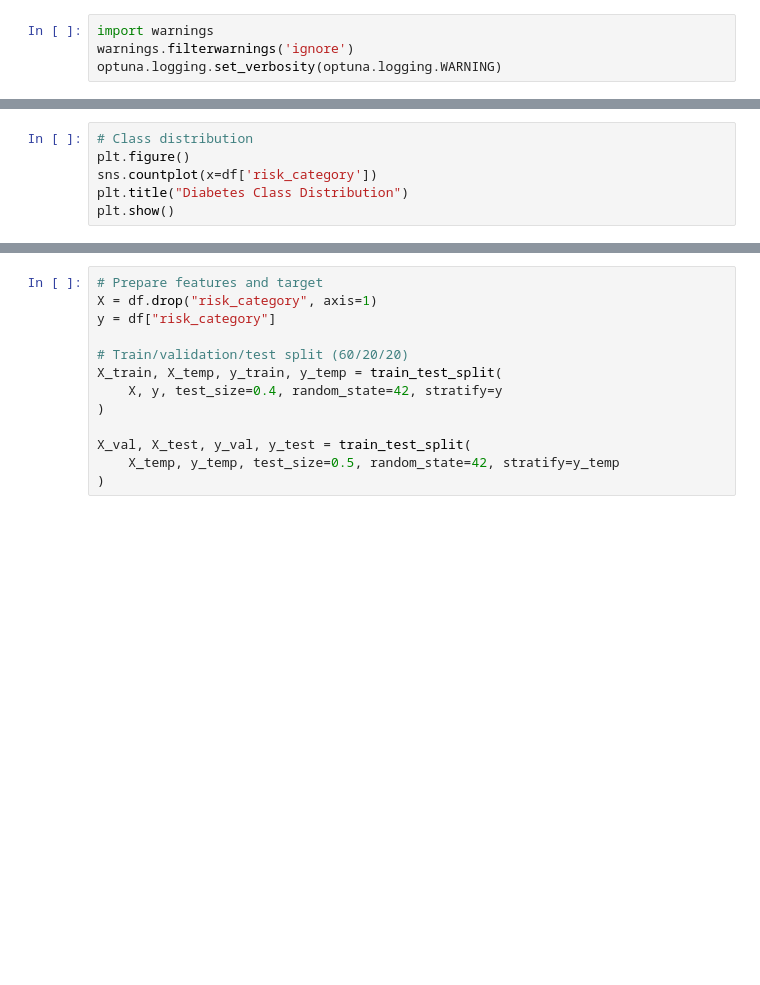
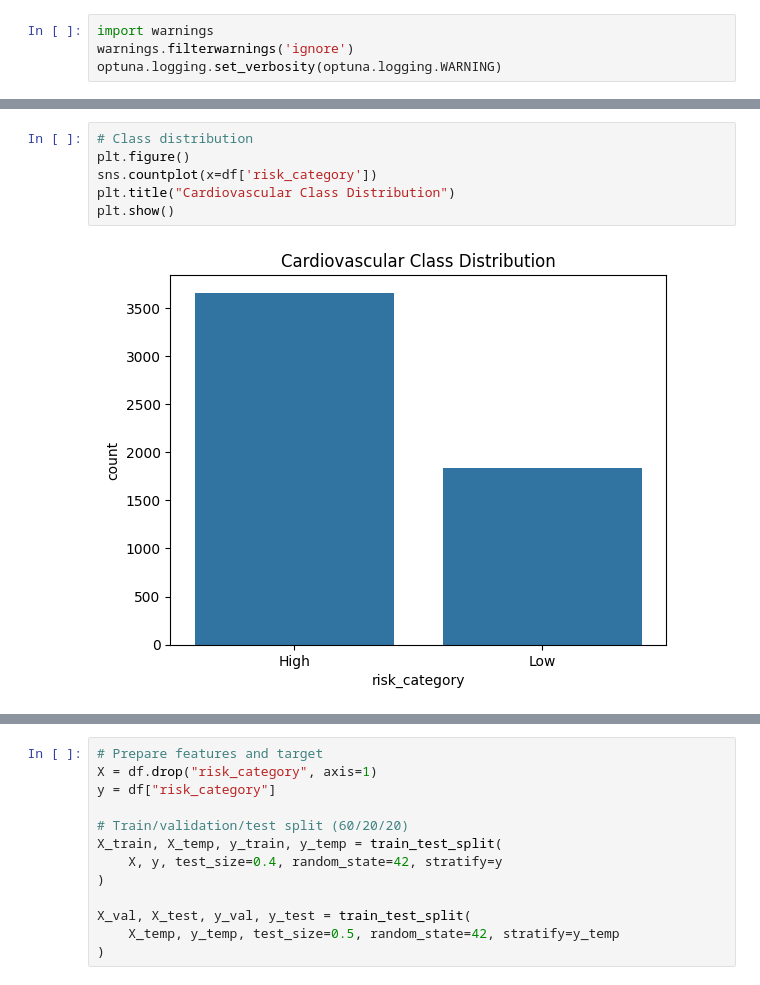
Before and after one commit to Priyansu-Nayak-10/Final-year-Research-Project, a Jupyter notebook: notebooks/cardiovascular_model.ipynb, the cells around one changed output, grey strips where cells are left out. Drawn from its saved outputs; the diff is of its cells as text; blank space fills up the shorter version.

```diff
--- a/notebooks/cardiovascular_model.ipynb
+++ b/notebooks/cardiovascular_model.ipynb
@@ -27,9 +35,11 @@ df.head()
 # %%
 # Class distribution
 plt.figure()
 sns.countplot(x=df['risk_category'])
-plt.title("Diabetes Class Distribution")
+plt.title("Cardiovascular Class Distribution")
 plt.show()
+# %% [output]
+[figure, added]
 # %%
 print("\nMissing Values:\n", df.isnull().sum())
 print("\nTarget Values:\n", df["risk_category"].unique())
```
Also changed, not shown: parts of 18 cells of this notebook, 3 other files.
